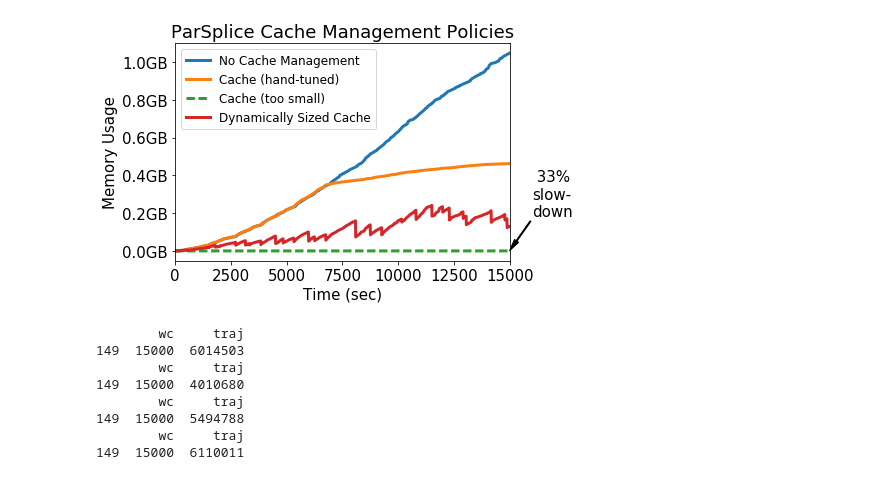
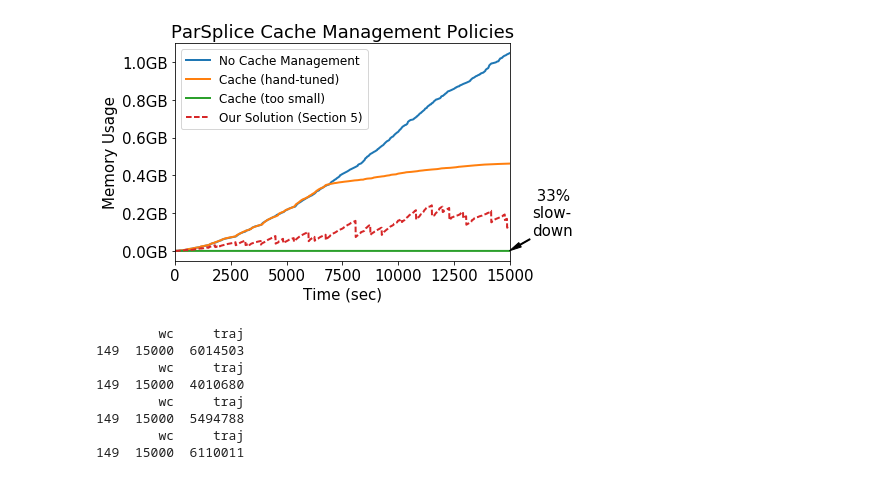
Before and after one commit to michaelsevilla/parsplice-ml-popper, a Jupyter notebook: experiments/regime-detection/viz/viz-memory-usage.ipynb, the cells around one changed output. Cells and saved outputs as stored; diff of their text form; code cells hidden in the pictures.

Commit message:
paper: clear up figure 1
Signed-off-by: Michael Sevilla <mikesevilla3@gmail.com>

```diff
--- a/experiments/regime-detection/viz/viz-memory-usage.ipynb
+++ b/experiments/regime-detection/viz/viz-memory-usage.ipynb
@@ -26,7 +26,7 @@ def get_memory(results, ax, label, rank="1", ls='-'):
     shift = np.min(df['ts']) * np.ones(len(df['ts']))
     df['shift'] = df['ts'] - shift
     df[label] = df[label].astype(int)
-    df.plot(ax=ax, y=[label], x='shift', ls=ls, lw=3)
+    df.plot(ax=ax, y=[label], x='shift', ls=ls, lw=2)
     print df.tail(1)
     return df
 font = {'size'   : 15}
@@ -45,11 +45,11 @@ BASELINE = "../baseline/scale-cachelimit-8n-unlimited-71994"
 fig, ax = plt.subplots(1, 1)
 get_memory(BASELINE, ax, "No Cache Management", "1")
 get_memory(LRU100K,  ax, "Cache (hand-tuned)", "1")
-get_memory(LRU10,    ax, "Cache (too small)", "1", ls='--')
+get_memory(LRU10,    ax, "Cache (too small)", "1")
 #get_memory(TPOLICY,  ax, "Two Part Policy (-17%)", "1", ls='--')
-get_memory(RGDETECT, ax, "Dynamically Sized Cache", "4")
+get_memory(RGDETECT, ax, "Our Solution (Section 5)", "4", ls="--")
 #ax.set_xlim(0, 18000)
-ax.annotate(' 33%\nslow-\ndown', xytext=(16000, 0.3*1000*1000*1000), xy=(15000, 0.001*1000*1000*1000), fontsize=15, ha='left', va='center',
+ax.annotate(' 33%\nslow-\ndown', xytext=(16000, 0.2*1000*1000*1000), xy=(15000, 0.001*1000*1000*1000), fontsize=15, ha='left', va='center',
            arrowprops=dict(facecolor='black', width=1, headwidth=5))
 #ax.annotate('17%', xytext=(16000, 0.15*1000*1000*1000), xy=(15000, 0.05*1000*1000*1000), fontsize=15, ha='left', va='center',
 #           arrowprops=dict(facecolor='black',  width=1, headwidth=5))
@@ -73,4 +73,4 @@ fig.savefig("figures/cache-management.png", bbox_inches='tight', dpi=400)
-[figure, old version]
+[figure, new version]
 # %%
 def plot_times(ax, label, results):
     #colors = ['#8c510a', '#d8b365', '#f6e8c3', '#c7eae5', '#5ab4ac', '#01665e']
```
Also changed, not shown: parts of 1 cell of this notebook, 4 other files.
